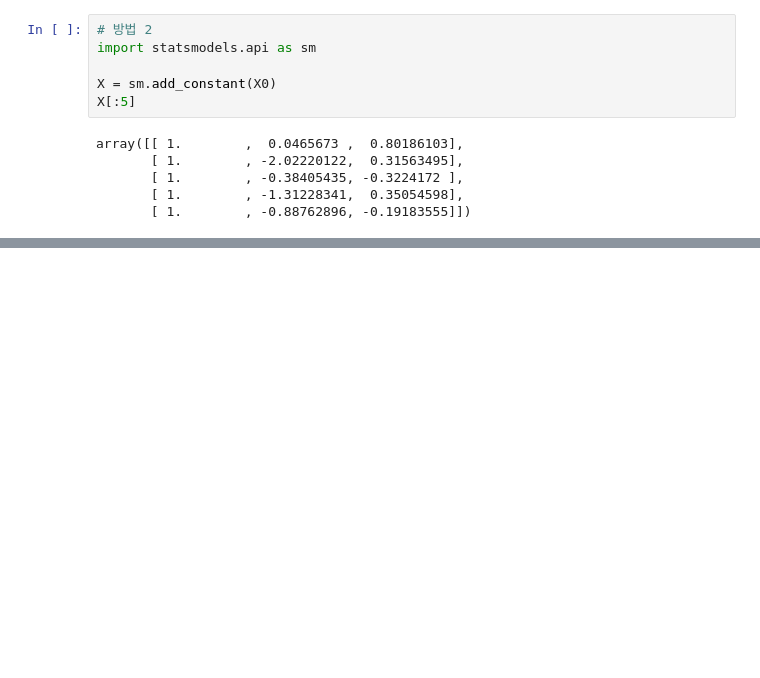
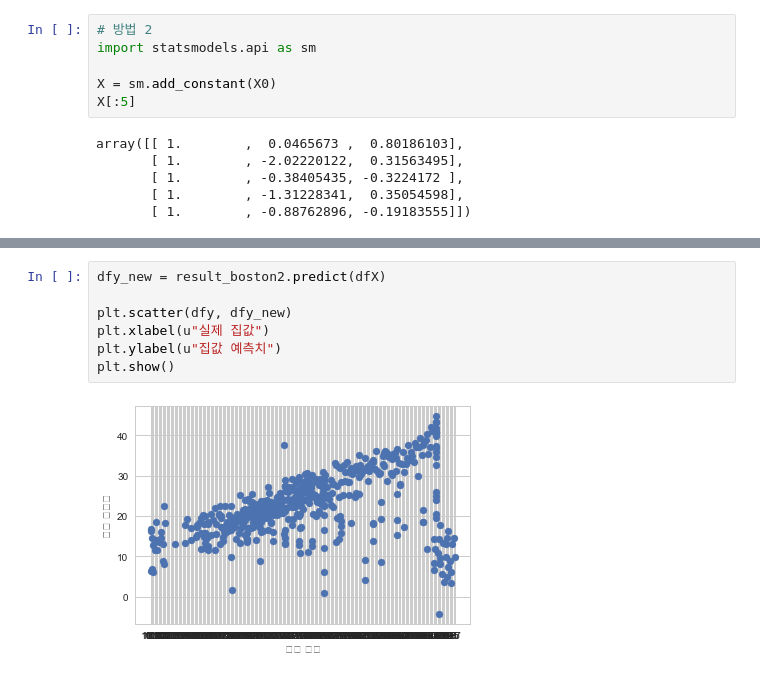
Before and after one commit to Junhojuno/TIL, a Jupyter notebook: machinelearning/statsmodels/regression_basic.ipynb, the cells around one changed output, grey strips where cells are left out. Cells and saved outputs as stored; diff of their text form; blank space fills up the shorter version.

```diff
--- a/machinelearning/statsmodels/regression_basic.ipynb
+++ b/machinelearning/statsmodels/regression_basic.ipynb
@@ -38,0 +164,9 @@ array([[ 1.        ,  0.0465673 ,  0.80186103],
+# %%
+dfy_new = result_boston2.predict(dfX)
+
+plt.scatter(dfy, dfy_new)
+plt.xlabel(u"실제 집값")
+plt.ylabel(u"집값 예측치")
+plt.show()
+# %% [output]
+[figure, added]
```
Also changed, not shown: parts of 22 cells of this notebook.
